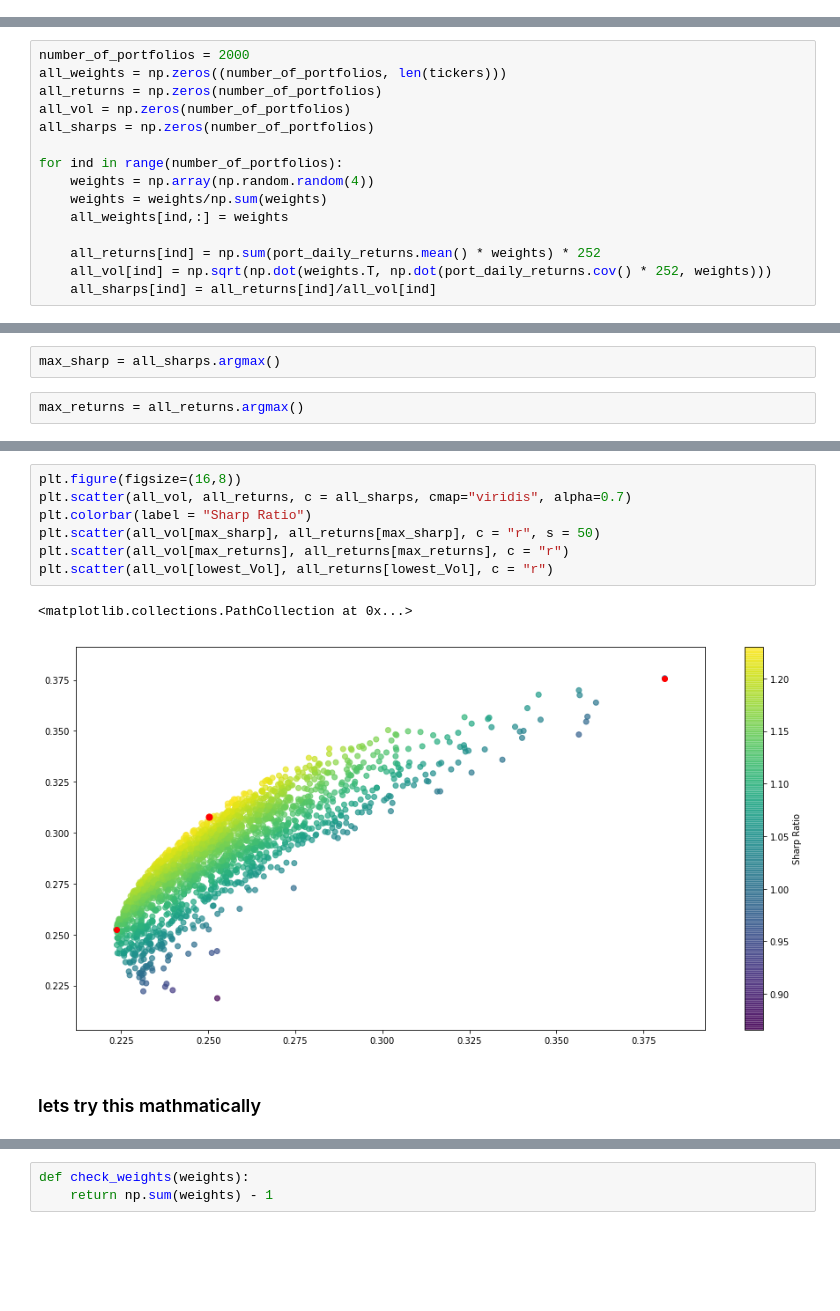
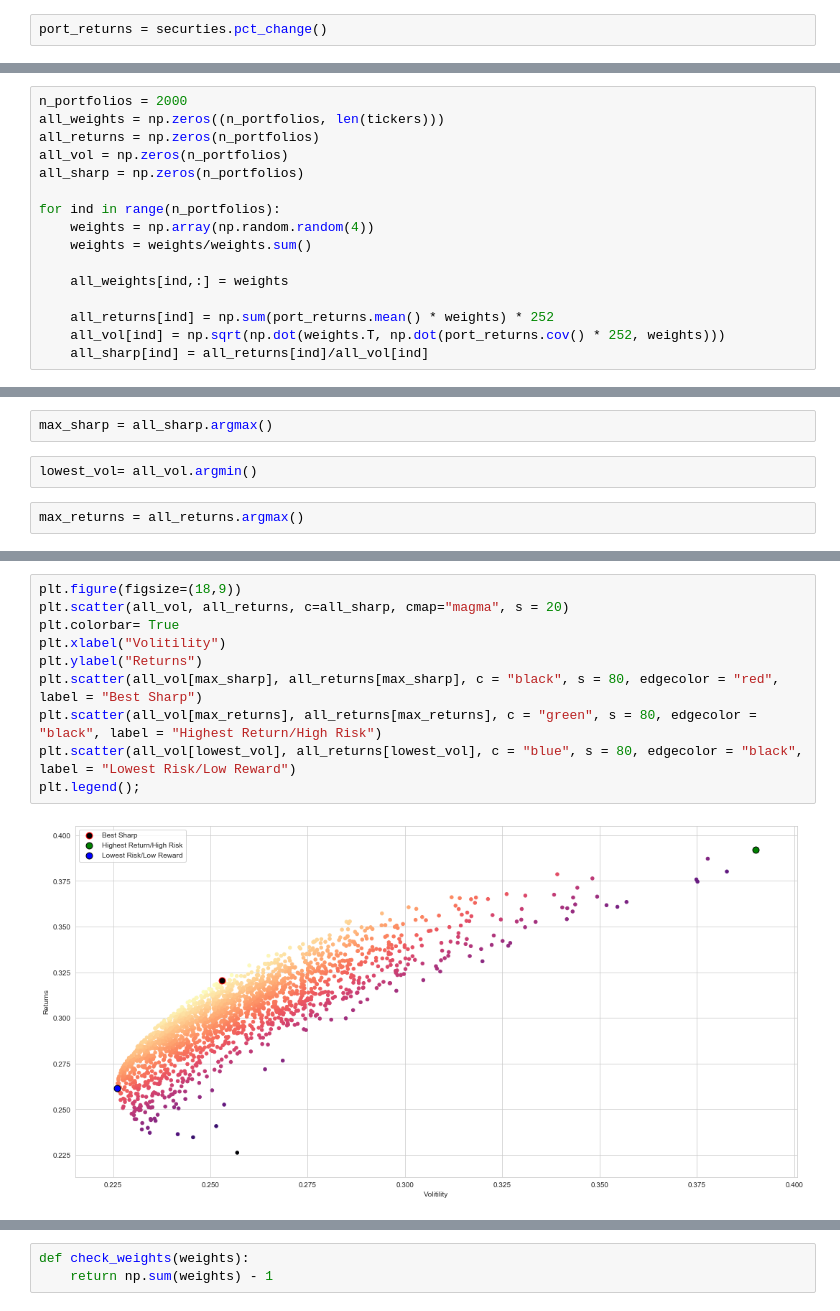
Before and after one commit to Berkat0789/Portfolio, a Jupyter notebook: Finance/SharpRatio/Untitled.ipynb, the cells around one changed output, grey strips where cells are left out. Drawn from its saved outputs; the diff is of its cells as text; blank space fills up the shorter version.

Commit message:
Port update

```diff
--- a/Finance/SharpRatio/Untitled.ipynb
+++ b/Finance/SharpRatio/Untitled.ipynb
@@ -131,0 +152,2 @@ port_daily_returns = data[['AAPL', 'MSFT', 'GOOG', 'NVDA']].pct_change()
+# %%
+port_returns = securties.pct_change()
@@ -132,15 +171,16 @@ port_daily_returns = data[['AAPL', 'MSFT', 'GOOG', 'NVDA']].pct_change()
 # %%
-number_of_portfolios = 2000
-all_weights = np.zeros((number_of_portfolios, len(tickers)))
-all_returns = np.zeros(number_of_portfolios)
-all_vol = np.zeros(number_of_portfolios)
-all_sharps = np.zeros(number_of_portfolios)
+n_portfolios = 2000
+all_weights = np.zeros((n_portfolios, len(tickers)))
+all_returns = np.zeros(n_portfolios)
+all_vol = np.zeros(n_portfolios)
+all_sharp = np.zeros(n_portfolios)
 
-for ind in range(number_of_portfolios):
+for ind in range(n_portfolios):
     weights = np.array(np.random.random(4))
-    weights = weights/np.sum(weights)
+    weights = weights/weights.sum()
+
     all_weights[ind,:] = weights
 
-    all_returns[ind] = np.sum(port_daily_returns.mean() * weights) * 252
-    all_vol[ind] = np.sqrt(np.dot(weights.T, np.dot(port_daily_returns.cov() * 252, weights)))
-    all_sharps[ind] = all_returns[ind]/all_vol[ind]
+    all_returns[ind] = np.sum(port_returns.mean() * weights) * 252
+    all_vol[ind] = np.sqrt(np.dot(weights.T, np.dot(port_returns.cov() * 252, weights)))
+    all_sharp[ind] = all_returns[ind]/all_vol[ind]
@@ -147,4 +191,6 @@ for ind in range(number_of_portfolios):
 # %%
-max_sharp = all_sharps.argmax()
+max_sharp = all_sharp.argmax()
+# %%
+lowest_vol= all_vol.argmin()
 # %%
 max_returns = all_returns.argmax()
@@ -155,12 +200,12 @@ lowest_Vol = all_vol.argmin()
 # %%
-plt.figure(figsize=(16,8))
-plt.scatter(all_vol, all_returns, c = all_sharps, cmap="viridis", alpha=0.7)
-plt.colorbar(label = "Sharp Ratio")
-plt.scatter(all_vol[max_sharp], all_returns[max_sharp], c = "r", s = 50)
-plt.scatter(all_vol[max_returns], all_returns[max_returns], c = "r")
-plt.scatter(all_vol[lowest_Vol], all_returns[lowest_Vol], c = "r")
+plt.figure(figsize=(18,9))
+plt.scatter(all_vol, all_returns, c=all_sharp, cmap="magma", s = 20)
+plt.colorbar= True
+plt.xlabel("Volitility")
+plt.ylabel("Returns")
+plt.scatter(all_vol[max_sharp], all_returns[max_sharp], c = "black", s = 80, edgecolor = "red", label = "Best Sharp")
+plt.scatter(all_vol[max_returns], all_returns[max_returns], c = "green", s = 80, edgecolor = "black", label = "Highest Return/High Risk")
+plt.scatter(all_vol[lowest_vol], all_returns[lowest_vol], c = "blue", s = 80, edgecolor = "black", label = "Lowest Risk/Low Reward")
+plt.legend();
 # %% [output]
-<matplotlib.collections.PathCollection at 0x...>
-[figure, old version]
+[figure, new version]
-# %% [markdown]
-### lets try this mathmatically
```
Also changed, not shown: parts of 91 cells of this notebook, 13 other files.
